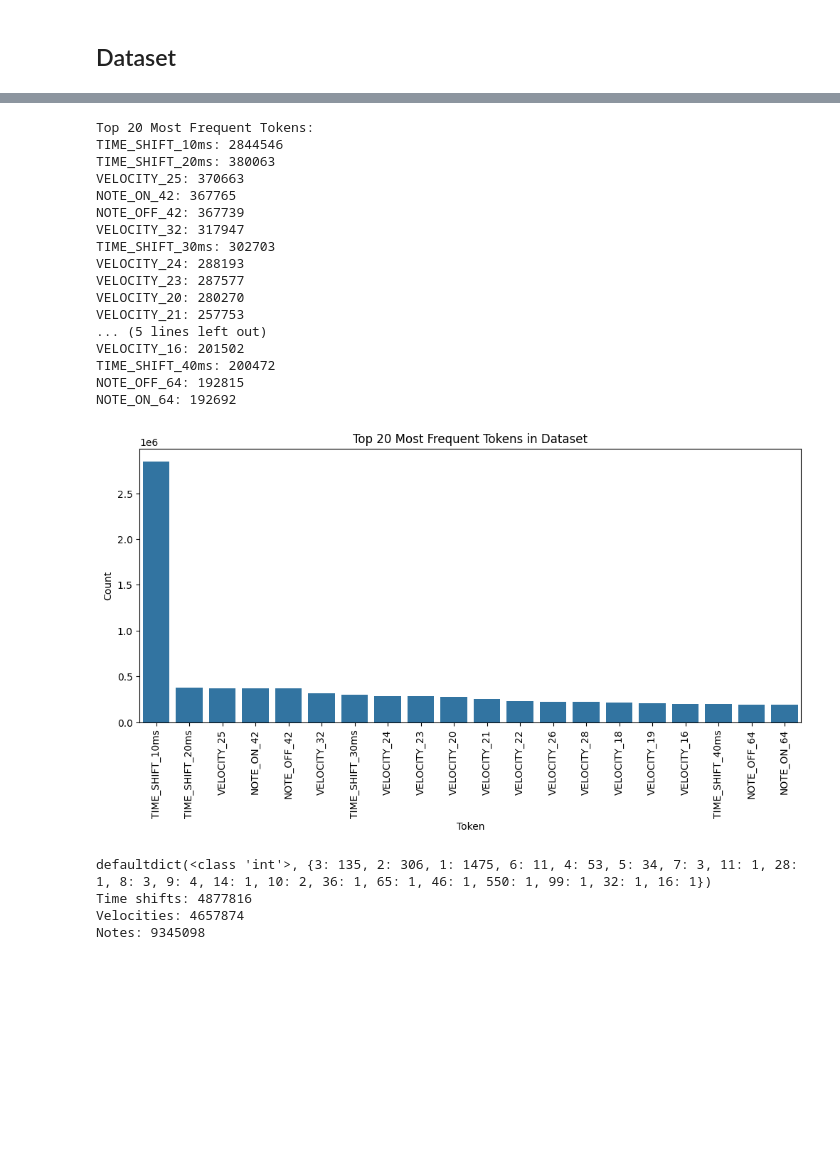
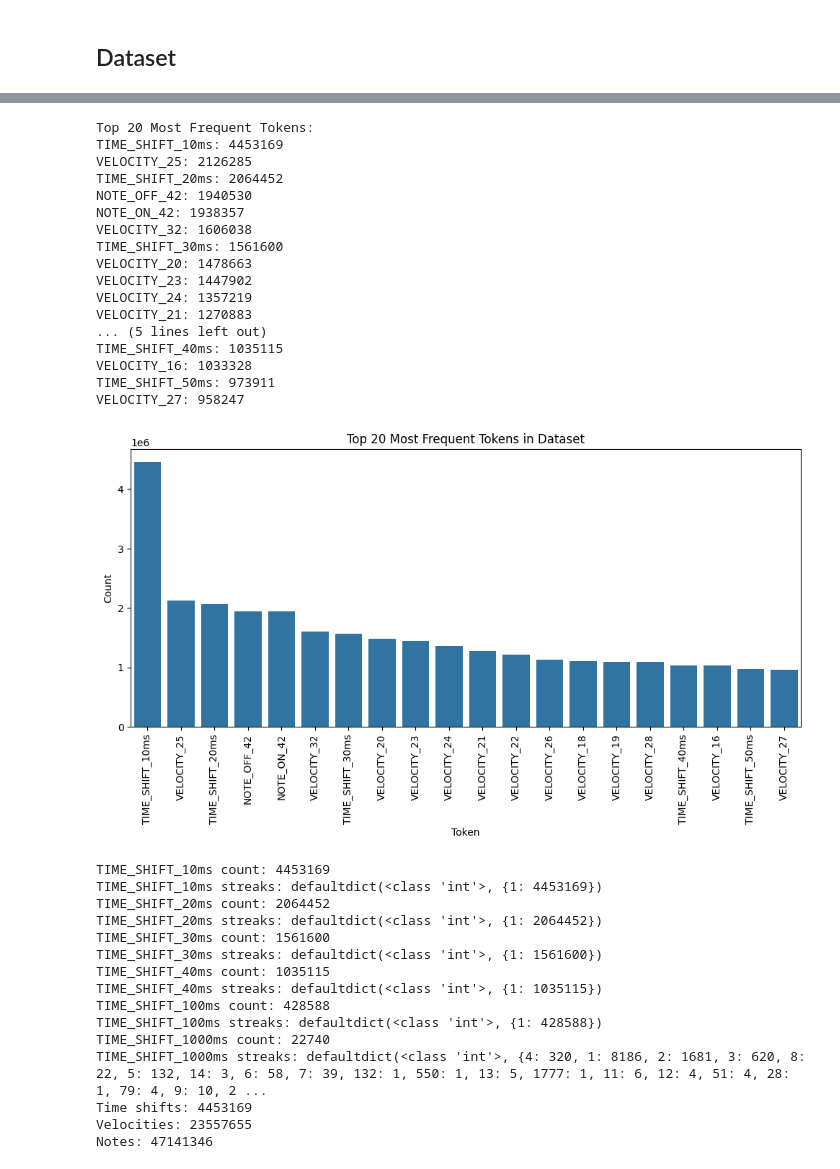
Before and after one commit to jey013ucsd/MusicTransformer, a Jupyter notebook: data_visualization.ipynb, the cells around one changed output, grey strips where cells are left out. Cells and saved outputs as stored; diff of their text form; code cells hidden in the pictures; blank space fills up the shorter version.

Commit message:
fixed tokenization

```diff
--- a/data_visualization.ipynb
+++ b/data_visualization.ipynb
@@ -137,7 +131,7 @@ defaultdict(<class 'int'>, {1: 2, 2: 1})
 # %%
 # Paths
-TRAIN_DATA_PATH = "datasets/tokenized/train"
-VOCAB_PATH = "datasets/vocab/basic_vocab.json"
+TRAIN_DATA_PATH = "datasets/tokenized/test"
+VOCAB_PATH = "models/vocab/basic_vocab.json"
 
 # Load vocabulary
 with open(VOCAB_PATH, "r") as f:
@@ -147,10 +141,10 @@ with open(VOCAB_PATH, "r") as f:
 id_to_token = {v: k for k, v in vocab.items()}
 
 # Load tokenized sequences
-def load_all_sequences(data_path, max_files=1000):
+def load_all_sequences(data_path):
     """Loads all tokenized sequences from the specified dataset path."""
     sequences = []
-    files = sorted(os.listdir(data_path))[:max_files]  # Limit for performance
+    files = sorted(os.listdir(data_path))  # Limit for performance
     for file in files:
         if file.endswith(".pkl"):
             with open(os.path.join(data_path, file), "rb") as f:
@@ -240,68 +234,83 @@ plt.show()
 
 from collections import defaultdict
 
-def count_consecutive_time_shift_10ms(token_sequence):
+def count_consecutive_time_shift_10ms(token_sequence, timeshift):
     """
     Count consecutive streaks of TIME_SHIFT_10ms in the token sequence.
     """
     streaks = defaultdict(int)
+    num_10s = 0
     current_streak = 0
 
     for token in token_sequence:
-        if token == "TIME_SHIFT_1000ms":
+        if token == timeshift:
             current_streak += 1
+            num_10s += 1
         else:
             if current_streak > 0:
                 streaks[current_streak] += 1
                 current_streak = 0
 
     # Append last streak if it ended at the end of the sequence
     if current_streak > 0:
         streaks[current_streak] += 1
 
-    return streaks
+    return num_10s, streaks
 
 
-streaks = count_consecutive_time_shift_10ms(all_token_tokens)
-print(streaks)
+for timeshift in ["TIME_SHIFT_10ms", "TIME_SHIFT_20ms", "TIME_SHIFT_30ms", "TIME_SHIFT_40ms", "TIME_SHIFT_100ms", "TIME_SHIFT_1000ms"]:
+    num_10s, streaks = count_consecutive_time_shift_10ms(all_token_tokens, timeshift)
+    print(f"{timeshift} count: {num_10s}")
+    print(f"{timeshift} streaks: {streaks}")
 
 times = 0
 velocities = 0
 notes= 0
 for token in all_token_tokens:
-    if "TIME" in token:
+    if "TIME_SHIFT_10ms" in token:
         times += 1
     elif "VELOCITY" in token:
         velocities += 1
     elif "NOTE" in token:
         notes += 1
 
 print(f"Time shifts: {times}")
 print(f"Velocities: {velocities}")
 print(f"Notes: {notes}")
 # %% [output]
 Top 20 Most Frequent Tokens:
-TIME_SHIFT_10ms: 2844546
-TIME_SHIFT_20ms: 380063
-VELOCITY_25: 370663
-NOTE_ON_42: 367765
-NOTE_OFF_42: 367739
-VELOCITY_32: 317947
-TIME_SHIFT_30ms: 302703
-VELOCITY_24: 288193
-VELOCITY_23: 287577
-VELOCITY_20: 280270
-VELOCITY_21: 257753
+TIME_SHIFT_10ms: 4453169
+VELOCITY_25: 2126285
+TIME_SHIFT_20ms: 2064452
+NOTE_OFF_42: 1940530
+NOTE_ON_42: 1938357
+VELOCITY_32: 1606038
+TIME_SHIFT_30ms: 1561600
+VELOCITY_20: 1478663
+VELOCITY_23: 1447902
+VELOCITY_24: 1357219
+VELOCITY_21: 1270883
 ... (5 lines left out)
-VELOCITY_16: 201502
-TIME_SHIFT_40ms: 200472
-NOTE_OFF_64: 192815
-NOTE_ON_64: 192692
+TIME_SHIFT_40ms: 1035115
+VELOCITY_16: 1033328
+TIME_SHIFT_50ms: 973911
+VELOCITY_27: 958247
-[figure, old version]
+[figure, new version]
-defaultdict(<class 'int'>, {3: 135, 2: 306, 1: 1475, 6: 11, 4: 53, 5: 34, 7: 3, 11: 1, 28: 1, 8: 3, 9: 4, 14: 1, 10: 2, 36: 1, 65: 1, 46: 1, 550: 1, 99: 1, 32: 1, 16: 1})
-Time shifts: 4877816
-Velocities: 4657874
-Notes: 9345098
+TIME_SHIFT_10ms count: 4453169
+TIME_SHIFT_10ms streaks: defaultdict(<class 'int'>, {1: 4453169})
+TIME_SHIFT_20ms count: 2064452
+TIME_SHIFT_20ms streaks: defaultdict(<class 'int'>, {1: 2064452})
+TIME_SHIFT_30ms count: 1561600
+TIME_SHIFT_30ms streaks: defaultdict(<class 'int'>, {1: 1561600})
+TIME_SHIFT_40ms count: 1035115
+TIME_SHIFT_40ms streaks: defaultdict(<class 'int'>, {1: 1035115})
+TIME_SHIFT_100ms count: 428588
+TIME_SHIFT_100ms streaks: defaultdict(<class 'int'>, {1: 428588})
+TIME_SHIFT_1000ms count: 22740
+TIME_SHIFT_1000ms streaks: defaultdict(<class 'int'>, {4: 320, 1: 8186, 2: 1681, 3: 620, 8: 22, 5: 132, 14: 3, 6: 58, 7: 39, 132: 1, 550: 1, 13: 5, 1777: 1, 11: 6, 12: 4, 51: 4, 28: 1, 79: 4, 9: 10, 2 ...
+Time shifts: 4453169
+Velocities: 23557655
+Notes: 47141346
 # %%
 # Extract all TIME_SHIFT tokens
 time_shift_tokens = [id_to_token[token] for token in all_tokens if "TIME_SHIFT" in id_to_token[token]]
```
Also changed, not shown: parts of 8 cells of this notebook, 4 other files.
